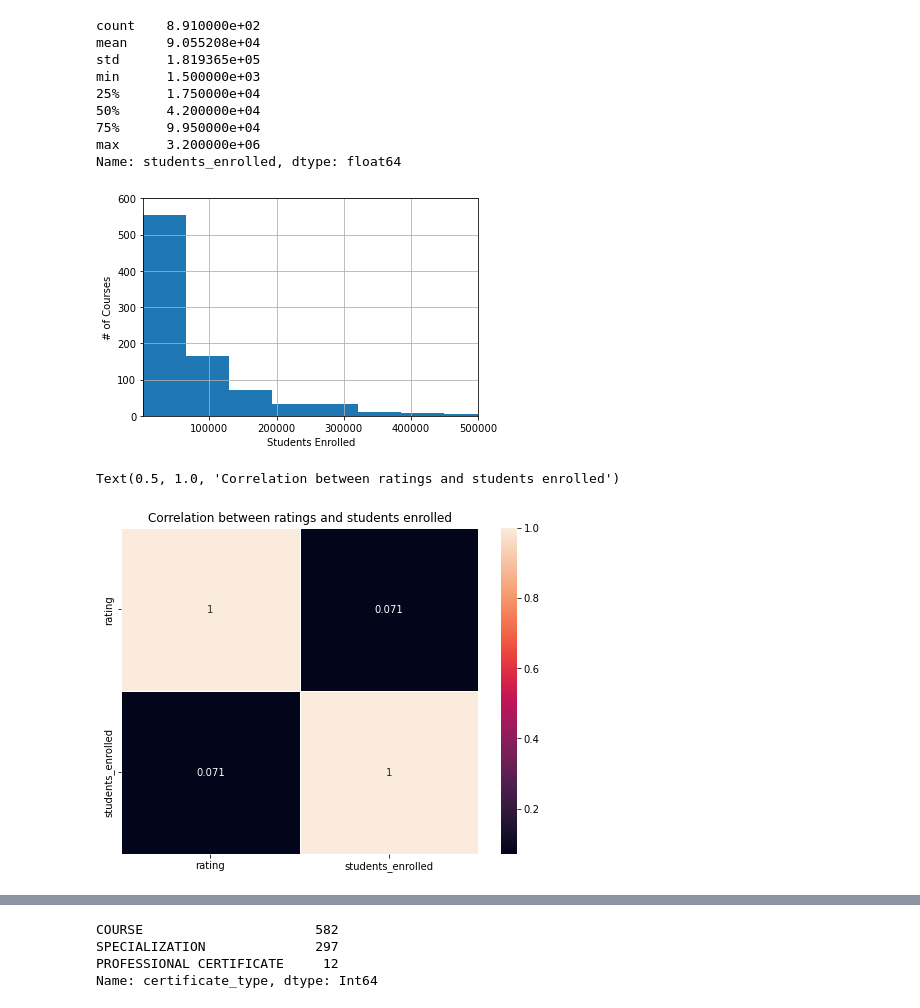
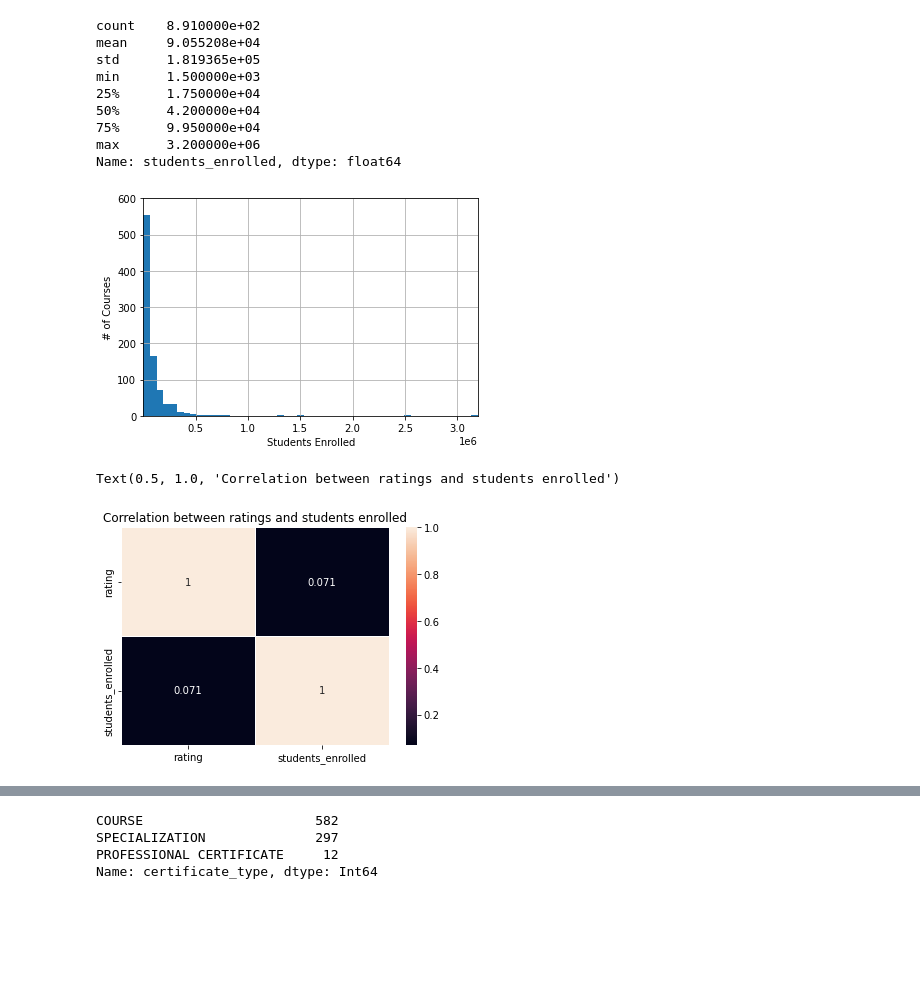
Before and after one commit to patosorio/Coursera-course-analysis, a Jupyter notebook: Coursera Course Analysis.ipynb, the cells around one changed output, grey strips where cells are left out. Cells and saved outputs as stored; diff of their text form; code cells hidden in the pictures; blank space fills up the shorter version.

```diff
--- a/Coursera Course Analysis.ipynb
+++ b/Coursera Course Analysis.ipynb
@@ -299,24 +300,24 @@ Name: students_enrolled, dtype: float64
 # %%
 # Visualizing the distribution of the data
 plt.figure()
 hist_students = df['students_enrolled'].values
 plt.hist(hist_students, 50)
 plt.xlabel('Students Enrolled')
 plt.ylabel('# of Courses')
 plt.grid(True)
 ax = plt.gca()
-ax.axis([df['students_enrolled'].min(), 500000, 0, 600])
+ax.axis([df['students_enrolled'].min(), df['students_enrolled'].max(), 0, 600])
 plt.show()
 # %% [output]
-[figure, old version]
+[figure, new version]
 # %%
 import seaborn as sns
 
 correlation = df.corr()
 correlation
-plt.figure(figsize=(8, 6))
+plt.figure()
 sns.heatmap(correlation, annot=True, linewidths=.5).set_title('Features correlation')
 plt.title('Correlation between ratings and students enrolled')
 # %% [output]
 Text(0.5, 1.0, 'Correlation between ratings and students enrolled')
-[figure, old version]
+[figure, new version]
```
Also changed, not shown: parts of 30 cells of this notebook.
